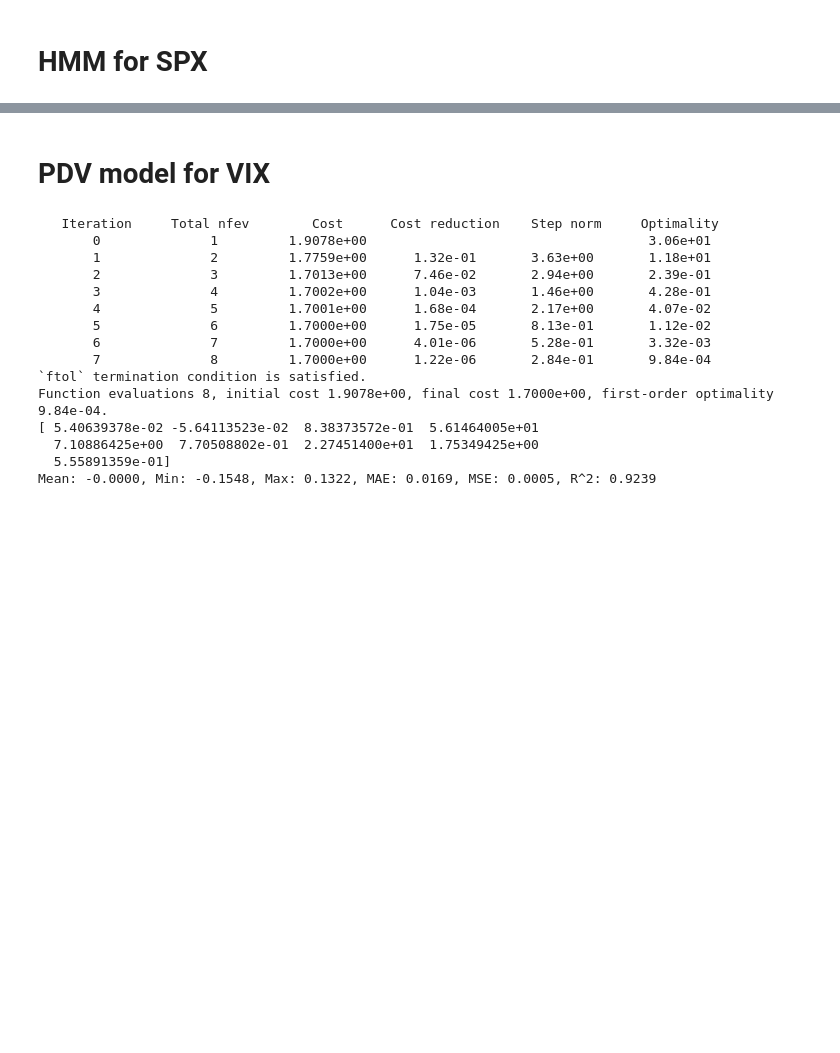
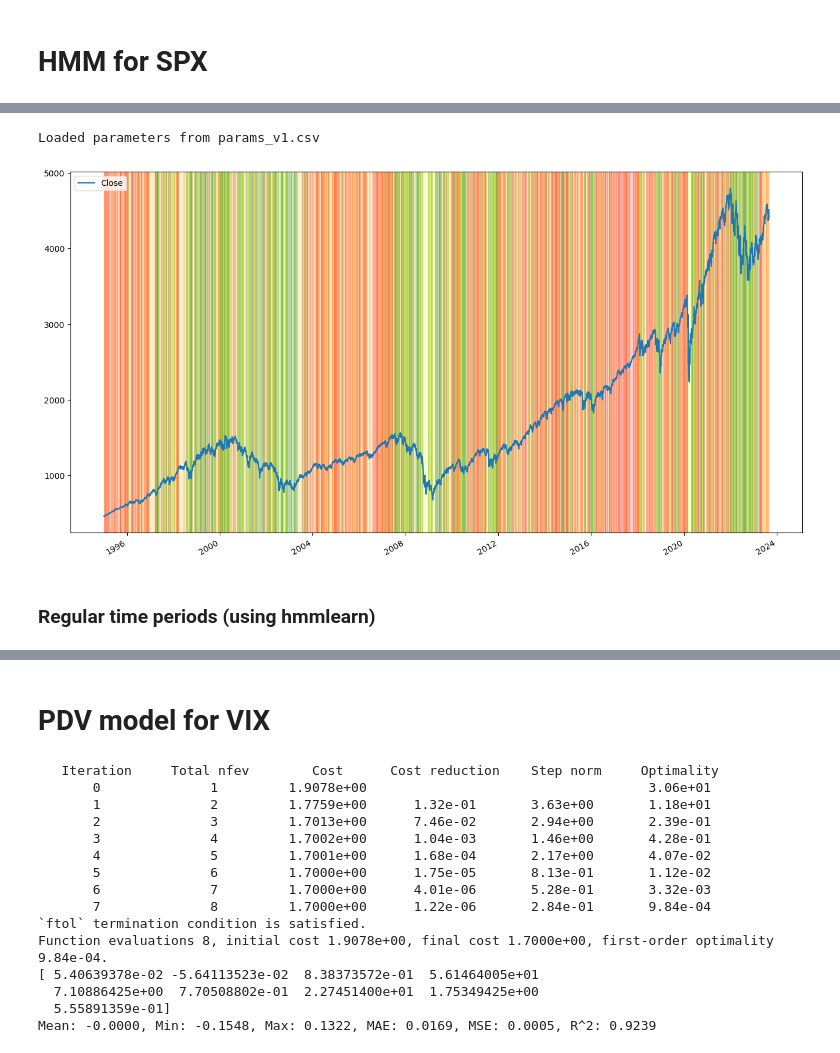
Before and after one commit to luchungi/VolatilityIsMostlyPathDependent, a Jupyter notebook: Simulation_SPX_VIX.ipynb, the cells around one changed output, grey strips where cells are left out. Drawn from its saved outputs; the diff is of its cells as text; code cells hidden in the pictures; blank space fills up the shorter version.

```diff
--- a/Simulation_SPX_VIX.ipynb
+++ b/Simulation_SPX_VIX.ipynb
@@ -140,0 +93,14 @@ for i in range(n_regimes):
+# %%
+n_regimes = 4
+model_num = 3
+spx_model = SPXHMM(n_regimes, verbose=False)
+spx_model.load_params_from_csv('params_v1.csv', model_num)
+spx_model.predict(spx_data)
+# %% [output]
+Loaded parameters from params_v1.csv
+# %%
+spx_model.plot_regimes_on_index()
+# %% [output]
+[figure, added]
+# %% [markdown]
+### Regular time periods (using hmmlearn)
```
Also changed, not shown: parts of 16 cells of this notebook, 5 other files.
